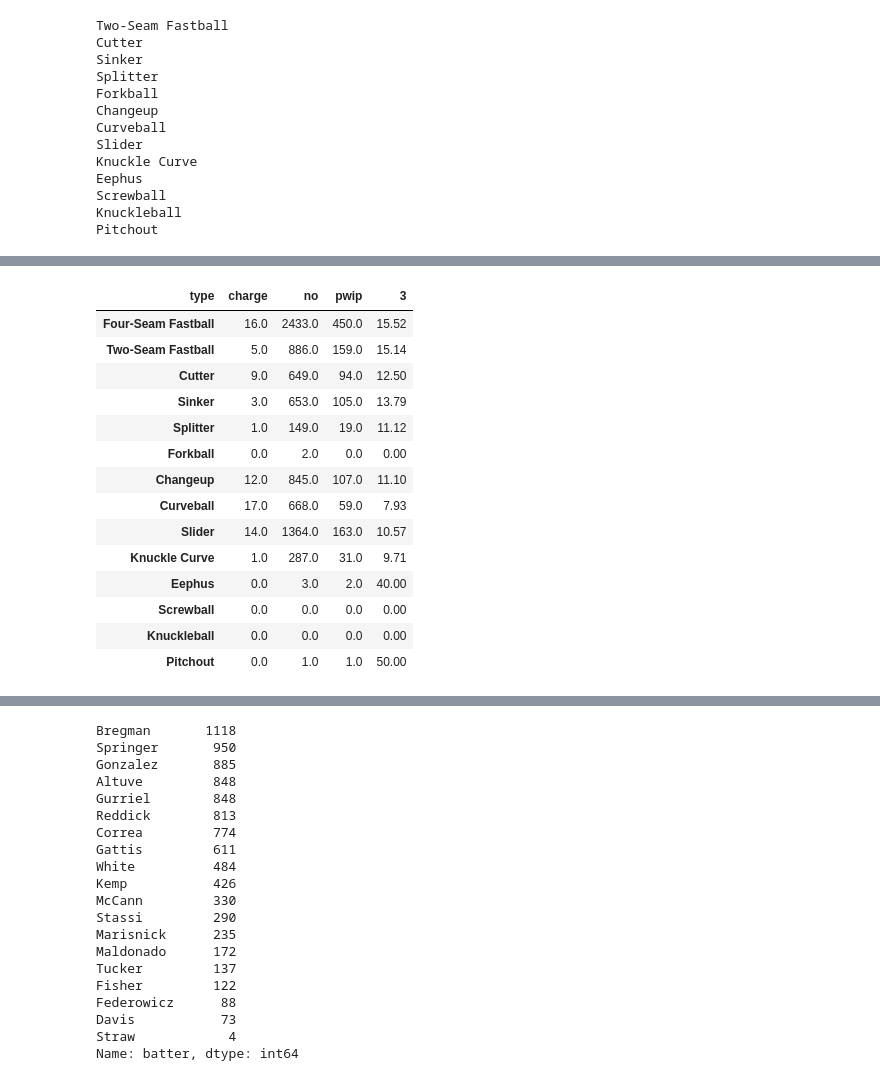
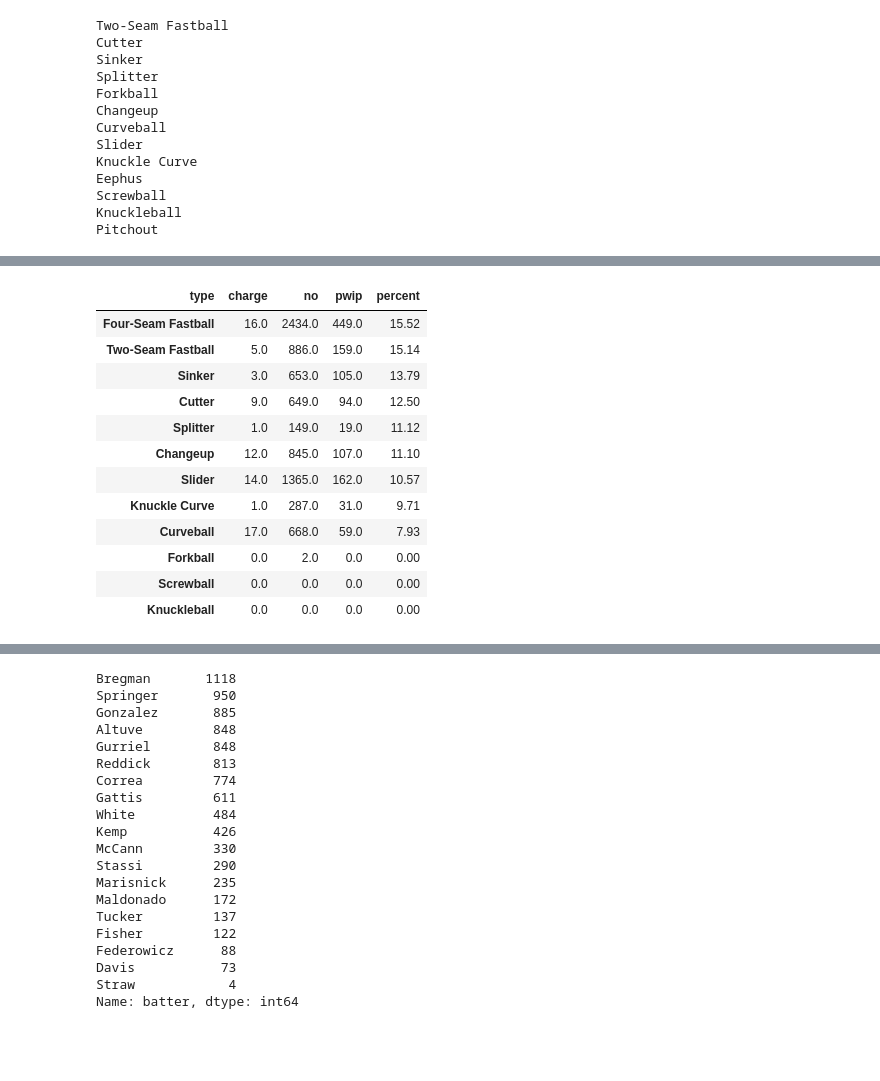
Before and after one commit to NATurner427/Turner-works, a Jupyter notebook: projects/HOUWHISTLE/graph.ipynb, the cells around one changed output, grey strips where cells are left out. Saved outputs shown, nothing was run; the diff lists cells and outputs as text; code cells hidden in the pictures; blank space fills up the shorter version.

```diff
--- a/projects/HOUWHISTLE/graph.ipynb
+++ b/projects/HOUWHISTLE/graph.ipynb
@@ -266,21 +271,3 @@ nan
 pwip_percent=[15.52,15.14,12.50,13.79,11.12,0,11.10,7.93,10.57,9.71,40,0,0,50]
 # %%
 p.loc[3]=pwip_percent
-# %%
-p=p.T
-# %% [output]
-| type | charge | no | pwip | 3 |
-| Four-Seam Fastball | 16.0 | 2433.0 | 450.0 | 15.52 |
-| Two-Seam Fastball | 5.0 | 886.0 | 159.0 | 15.14 |
-| Cutter | 9.0 | 649.0 | 94.0 | 12.50 |
-| Sinker | 3.0 | 653.0 | 105.0 | 13.79 |
-| Splitter | 1.0 | 149.0 | 19.0 | 11.12 |
-| Forkball | 0.0 | 2.0 | 0.0 | 0.00 |
-| Changeup | 12.0 | 845.0 | 107.0 | 11.10 |
-| Curveball | 17.0 | 668.0 | 59.0 | 7.93 |
-| Slider | 14.0 | 1364.0 | 163.0 | 10.57 |
-| Knuckle Curve | 1.0 | 287.0 | 31.0 | 9.71 |
-| Eephus | 0.0 | 3.0 | 2.0 | 40.00 |
-| Screwball | 0.0 | 0.0 | 0.0 | 0.00 |
-| Knuckleball | 0.0 | 0.0 | 0.0 | 0.00 |
-| Pitchout | 0.0 | 1.0 | 1.0 | 50.00 |
@@ -287,3 +276,19 @@ p=p.T
+# %%
+p_2
+# %% [output]
+| type | charge | no | pwip | percent |
+| Four-Seam Fastball | 16.0 | 2434.0 | 449.0 | 15.52 |
+| Two-Seam Fastball | 5.0 | 886.0 | 159.0 | 15.14 |
+| Sinker | 3.0 | 653.0 | 105.0 | 13.79 |
+| Cutter | 9.0 | 649.0 | 94.0 | 12.50 |
+| Splitter | 1.0 | 149.0 | 19.0 | 11.12 |
+| Changeup | 12.0 | 845.0 | 107.0 | 11.10 |
+| Slider | 14.0 | 1365.0 | 162.0 | 10.57 |
+| Knuckle Curve | 1.0 | 287.0 | 31.0 | 9.71 |
+| Curveball | 17.0 | 668.0 | 59.0 | 7.93 |
+| Forkball | 0.0 | 2.0 | 0.0 | 0.00 |
+| Screwball | 0.0 | 0.0 | 0.0 | 0.00 |
+| Knuckleball | 0.0 | 0.0 | 0.0 | 0.00 |
 # %%
 p=p.rename(columns={3:'percent'})
 # %%
```
Also changed, not shown: parts of 14 cells of this notebook, 1 other file.
